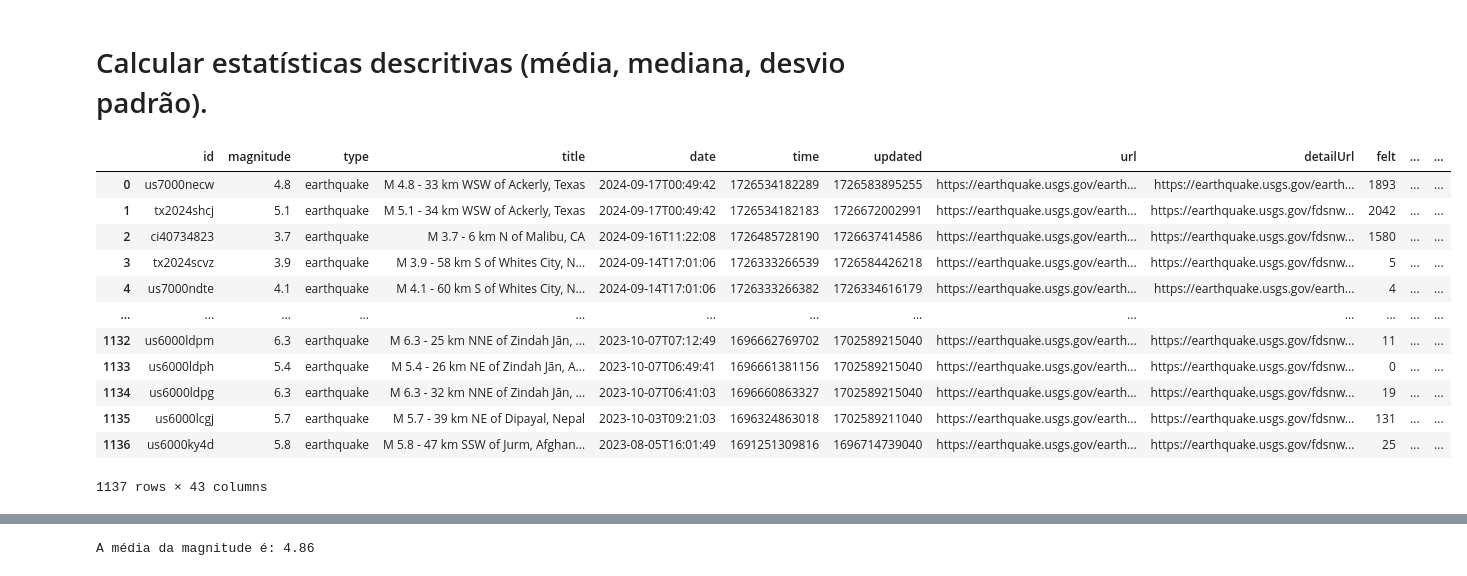
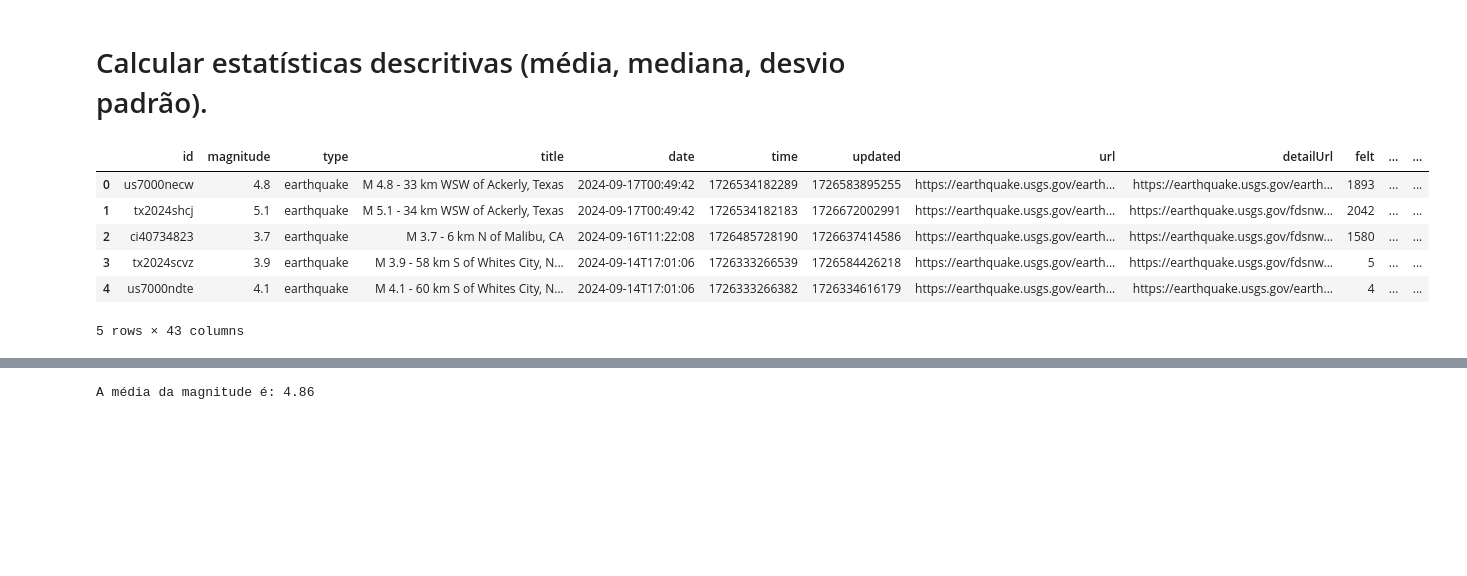
Before and after one commit to Lucas05DEV/gc24-Attack-on-Python, a Jupyter notebook: attack_on_python.ipynb, the cells around one changed output, grey strips where cells are left out. Drawn from its saved outputs; the diff is of its cells as text; code cells hidden in the pictures; blank space fills up the shorter version.

```diff
--- a/attack_on_python.ipynb
+++ b/attack_on_python.ipynb
@@ -5,20 +6,14 @@ import pandas as pd
 # %%
 csv_path = "data_root/earthquakes.csv"
 df = pd.read_csv(csv_path)
-df
+df.head()
 # %% [output]
 |  | id | magnitude | type | title | date | time | updated | url | detailUrl | felt | ... | ... |
 | 0 | us7000necw | 4.8 | earthquake | M 4.8 - 33 km WSW of Ackerly, Texas | 2024-09-17T00:49:42 | 1726534182289 | 1726583895255 | https://earthquake.usgs.gov/earth... | https://earthquake.usgs.gov/earth... | 1893 | ... | ... |
 | 1 | tx2024shcj | 5.1 | earthquake | M 5.1 - 34 km WSW of Ackerly, Texas | 2024-09-17T00:49:42 | 1726534182183 | 1726672002991 | https://earthquake.usgs.gov/earth... | https://earthquake.usgs.gov/fdsnw... | 2042 | ... | ... |
 | 2 | ci40734823 | 3.7 | earthquake | M 3.7 - 6 km N of Malibu, CA | 2024-09-16T11:22:08 | 1726485728190 | 1726637414586 | https://earthquake.usgs.gov/earth... | https://earthquake.usgs.gov/fdsnw... | 1580 | ... | ... |
 | 3 | tx2024scvz | 3.9 | earthquake | M 3.9 - 58 km S of Whites City, N... | 2024-09-14T17:01:06 | 1726333266539 | 1726584426218 | https://earthquake.usgs.gov/earth... | https://earthquake.usgs.gov/fdsnw... | 5 | ... | ... |
 | 4 | us7000ndte | 4.1 | earthquake | M 4.1 - 60 km S of Whites City, N... | 2024-09-14T17:01:06 | 1726333266382 | 1726334616179 | https://earthquake.usgs.gov/earth... | https://earthquake.usgs.gov/earth... | 4 | ... | ... |
-| ... | ... | ... | ... | ... | ... | ... | ... | ... | ... | ... | ... | ... |
-| 1132 | us6000ldpm | 6.3 | earthquake | M 6.3 - 25 km NNE of Zindah Jān, ... | 2023-10-07T07:12:49 | 1696662769702 | 1702589215040 | https://earthquake.usgs.gov/earth... | https://earthquake.usgs.gov/fdsnw... | 11 | ... | ... |
-| 1133 | us6000ldph | 5.4 | earthquake | M 5.4 - 26 km NE of Zindah Jān, A... | 2023-10-07T06:49:41 | 1696661381156 | 1702589215040 | https://earthquake.usgs.gov/earth... | https://earthquake.usgs.gov/fdsnw... | 0 | ... | ... |
-| 1134 | us6000ldpg | 6.3 | earthquake | M 6.3 - 32 km NNE of Zindah Jān, ... | 2023-10-07T06:41:03 | 1696660863327 | 1702589215040 | https://earthquake.usgs.gov/earth... | https://earthquake.usgs.gov/fdsnw... | 19 | ... | ... |
-| 1135 | us6000lcgj | 5.7 | earthquake | M 5.7 - 39 km NE of Dipayal, Nepal | 2023-10-03T09:21:03 | 1696324863018 | 1702589211040 | https://earthquake.usgs.gov/earth... | https://earthquake.usgs.gov/fdsnw... | 131 | ... | ... |
-| 1136 | us6000ky4d | 5.8 | earthquake | M 5.8 - 47 km SSW of Jurm, Afghan... | 2023-08-05T16:01:49 | 1691251309816 | 1696714739040 | https://earthquake.usgs.gov/earth... | https://earthquake.usgs.gov/fdsnw... | 25 | ... | ... |
-1137 rows × 43 columns
+5 rows × 43 columns
 # %%
 df_dropped = df.drop(columns=["time","updated", "url", "detailUrl", "code", "ids", "types"])
```
Also changed, not shown: parts of 11 cells of this notebook.
